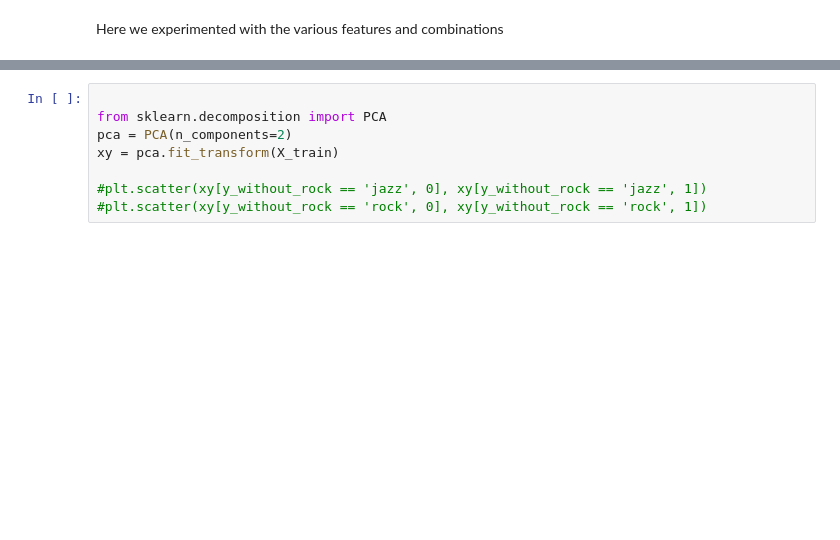
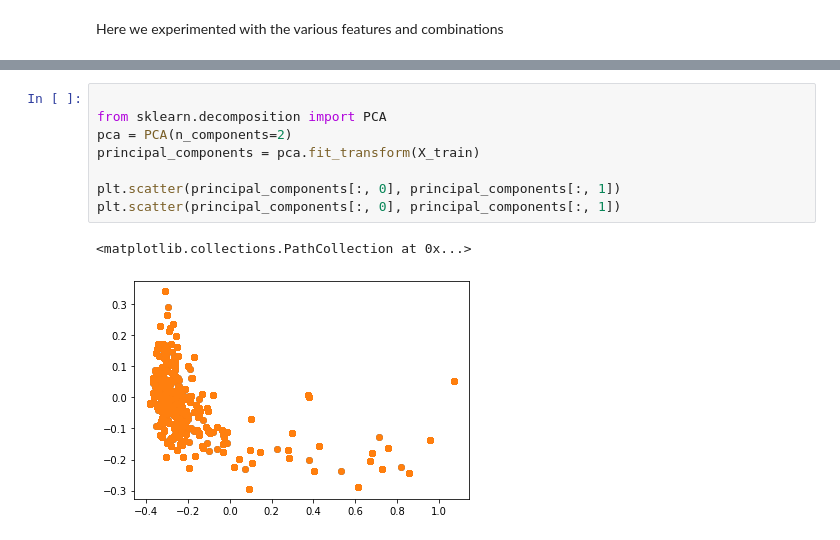
Before and after one commit to andreaco/andreaco.github.io, a Jupyter notebook: JupyterPreliminarStudies/CMRM_FeatureAnalysis.ipynb, the cells around one changed output, grey strips where cells are left out. Drawn from its saved outputs; the diff is of its cells as text; blank space fills up the shorter version.

```diff
--- a/JupyterPreliminarStudies/CMRM_FeatureAnalysis.ipynb
+++ b/JupyterPreliminarStudies/CMRM_FeatureAnalysis.ipynb
@@ -377,11 +390,14 @@ plt.scatter(X_without_rock[:, 0], X_without_rock[:, 2])
 # %%
 
 from sklearn.decomposition import PCA
 pca = PCA(n_components=2)
-xy = pca.fit_transform(X_train)
+principal_components = pca.fit_transform(X_train)
 
-#plt.scatter(xy[y_without_rock == 'jazz', 0], xy[y_without_rock == 'jazz', 1])
-#plt.scatter(xy[y_without_rock == 'rock', 0], xy[y_without_rock == 'rock', 1])
+plt.scatter(principal_components[:, 0], principal_components[:, 1])
+plt.scatter(principal_components[:, 0], principal_components[:, 1])
+# %% [output]
+<matplotlib.collections.PathCollection at 0x...>
+[figure, added]
 # %%
 import random
 x_random = []
```
Also changed, not shown: parts of 10 cells of this notebook.
